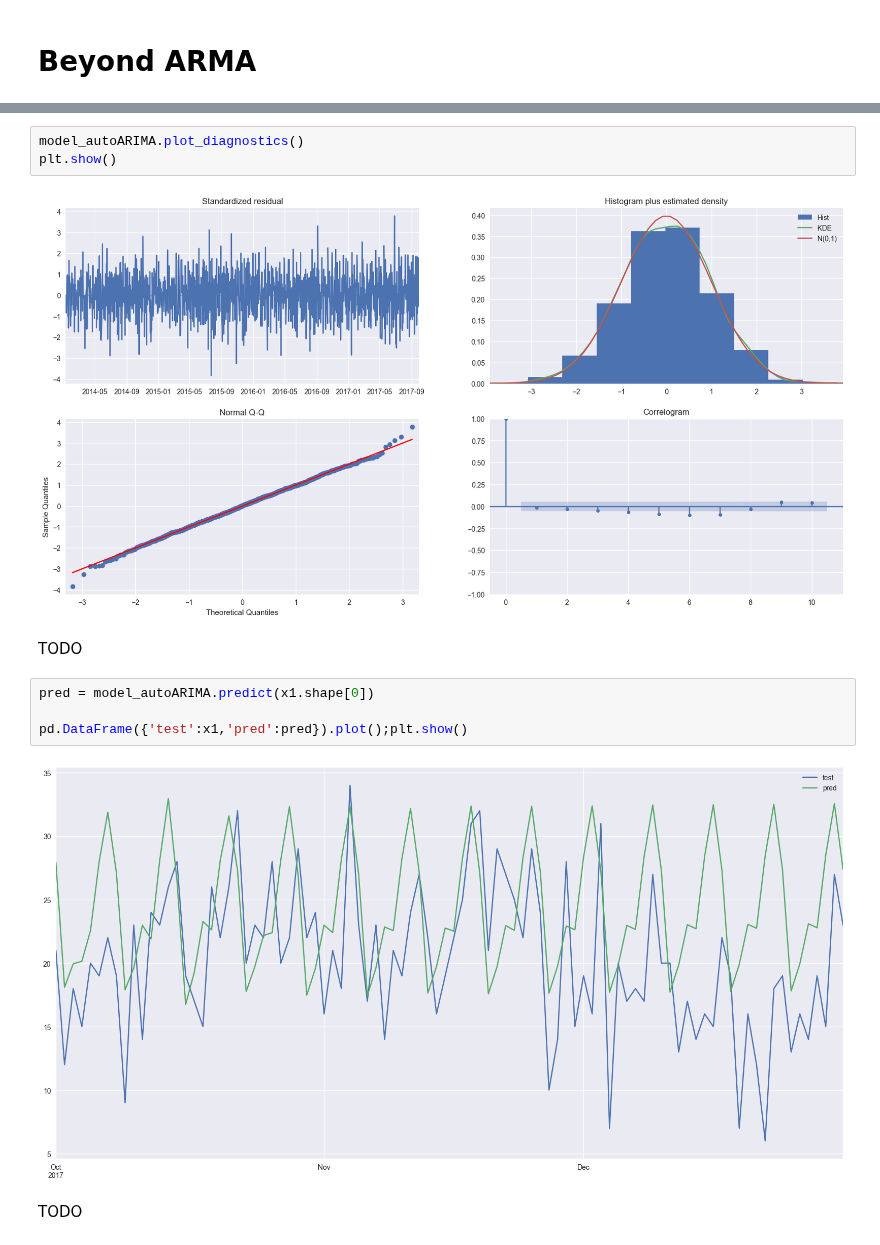
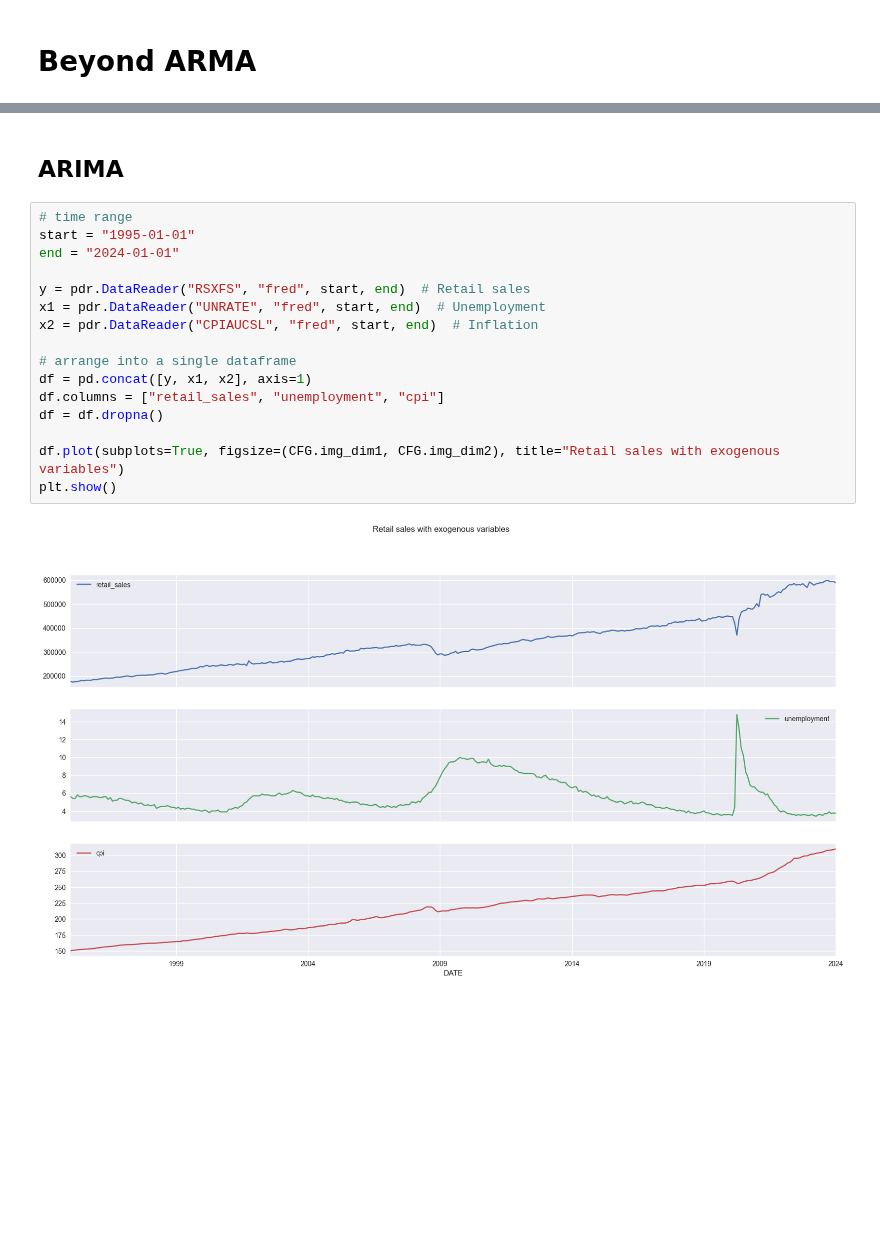
Before and after one commit to tng-konrad/time-series-with-Konrad, a Jupyter notebook: m03-arima-family.ipynb, the cells around one changed output, grey strips where cells are left out. Saved outputs shown, nothing was run; the diff lists cells and outputs as text; blank space fills up the shorter version.

```diff
--- a/m03-arima-family.ipynb
+++ b/m03-arima-family.ipynb
@@ -547,15 +395,20 @@ TODO
-# %%
-model_autoARIMA.plot_diagnostics()
-plt.show()
-# %% [output]
-[figure, removed]
-# %% [markdown]
-TODO
-# %%
-pred = model_autoARIMA.predict(x1.shape[0])
-
-pd.DataFrame({'test':x1,'pred':pred}).plot();plt.show()
-# %% [output]
-[figure, removed]
-# %% [markdown]
-TODO
+# %% [markdown]
+## ARIMA
+# %%
+# time range
+start = "1995-01-01"
+end = "2024-01-01"
+
+y = pdr.DataReader("RSXFS", "fred", start, end)  # Retail sales
+x1 = pdr.DataReader("UNRATE", "fred", start, end)  # Unemployment
+x2 = pdr.DataReader("CPIAUCSL", "fred", start, end)  # Inflation
+
+# arrange into a single dataframe
+df = pd.concat([y, x1, x2], axis=1)
+df.columns = ["retail_sales", "unemployment", "cpi"]
+df = df.dropna()
+
+df.plot(subplots=True, figsize=(CFG.img_dim1, CFG.img_dim2), title="Retail sales with exogenous variables")
+plt.show()
+# %% [output]
+[figure, added]
```
Also changed, not shown: parts of 63 cells of this notebook.
